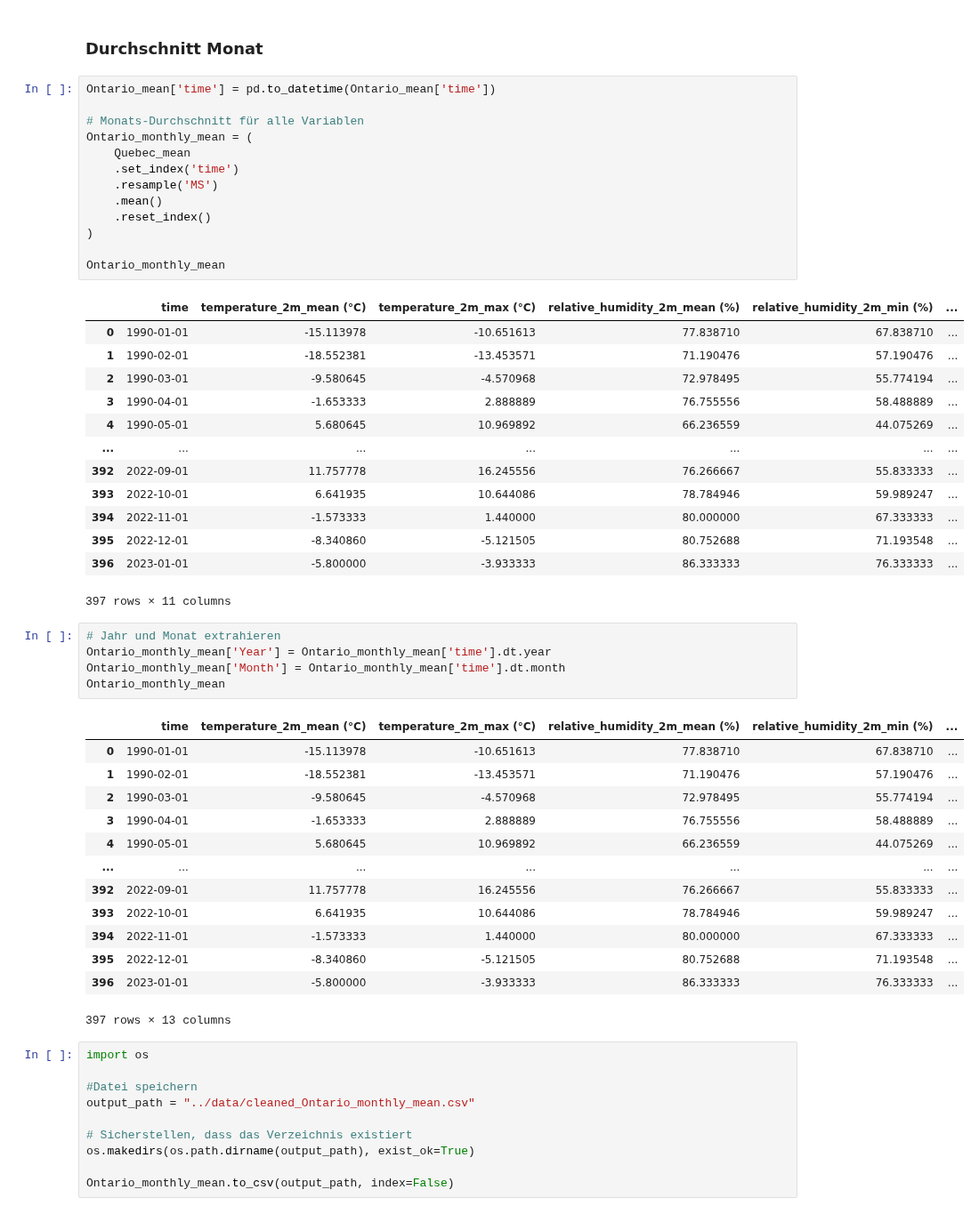
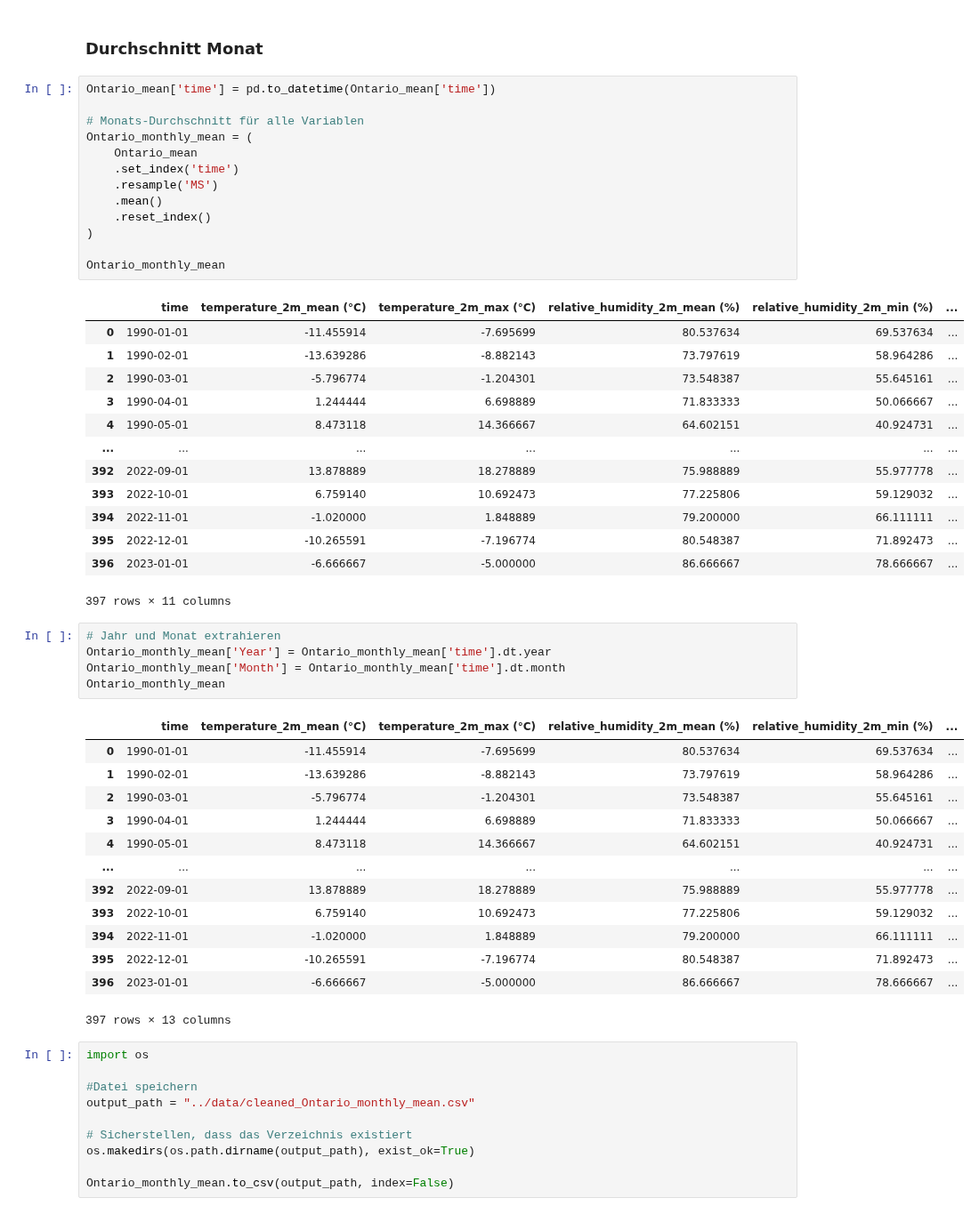
Before and after one commit to yajoka/firewatch, a Jupyter notebook: notebook/import_30_years_weather_data.ipynb, the cells around one changed output. Shown at 89% size. Cells and saved outputs as stored; diff of their text form.

```diff
--- a/notebook/import_30_years_weather_data.ipynb
+++ b/notebook/import_30_years_weather_data.ipynb
@@ -862,29 +862,29 @@ Ontario_mean
 # %%
 Ontario_mean['time'] = pd.to_datetime(Ontario_mean['time'])
 
 # Monats-Durchschnitt für alle Variablen
 Ontario_monthly_mean = (
-    Quebec_mean
+    Ontario_mean
     .set_index('time')
     .resample('MS')
     .mean()
     .reset_index()
 )
 
 Ontario_monthly_mean
 # %% [output]
 |  | time | temperature_2m_mean (°C) | temperature_2m_max (°C) | relative_humidity_2m_mean (%) | relative_humidity_2m_min (%) | ... |
-| 0 | 1990-01-01 | -15.113978 | -10.651613 | 77.838710 | 67.838710 | ... |
-| 1 | 1990-02-01 | -18.552381 | -13.453571 | 71.190476 | 57.190476 | ... |
-| 2 | 1990-03-01 | -9.580645 | -4.570968 | 72.978495 | 55.774194 | ... |
-| 3 | 1990-04-01 | -1.653333 | 2.888889 | 76.755556 | 58.488889 | ... |
-| 4 | 1990-05-01 | 5.680645 | 10.969892 | 66.236559 | 44.075269 | ... |
+| 0 | 1990-01-01 | -11.455914 | -7.695699 | 80.537634 | 69.537634 | ... |
+| 1 | 1990-02-01 | -13.639286 | -8.882143 | 73.797619 | 58.964286 | ... |
+| 2 | 1990-03-01 | -5.796774 | -1.204301 | 73.548387 | 55.645161 | ... |
+| 3 | 1990-04-01 | 1.244444 | 6.698889 | 71.833333 | 50.066667 | ... |
+| 4 | 1990-05-01 | 8.473118 | 14.366667 | 64.602151 | 40.924731 | ... |
 | ... | ... | ... | ... | ... | ... | ... |
-| 392 | 2022-09-01 | 11.757778 | 16.245556 | 76.266667 | 55.833333 | ... |
-| 393 | 2022-10-01 | 6.641935 | 10.644086 | 78.784946 | 59.989247 | ... |
-| 394 | 2022-11-01 | -1.573333 | 1.440000 | 80.000000 | 67.333333 | ... |
-| 395 | 2022-12-01 | -8.340860 | -5.121505 | 80.752688 | 71.193548 | ... |
-| 396 | 2023-01-01 | -5.800000 | -3.933333 | 86.333333 | 76.333333 | ... |
+| 392 | 2022-09-01 | 13.878889 | 18.278889 | 75.988889 | 55.977778 | ... |
+| 393 | 2022-10-01 | 6.759140 | 10.692473 | 77.225806 | 59.129032 | ... |
+| 394 | 2022-11-01 | -1.020000 | 1.848889 | 79.200000 | 66.111111 | ... |
+| 395 | 2022-12-01 | -10.265591 | -7.196774 | 80.548387 | 71.892473 | ... |
+| 396 | 2023-01-01 | -6.666667 | -5.000000 | 86.666667 | 78.666667 | ... |
 397 rows × 11 columns
 # %%
 # Jahr und Monat extrahieren
@@ -893,17 +893,17 @@ Ontario_monthly_mean['Month'] = Ontario_monthly_mean['time'].dt.month
 Ontario_monthly_mean
 # %% [output]
 |  | time | temperature_2m_mean (°C) | temperature_2m_max (°C) | relative_humidity_2m_mean (%) | relative_humidity_2m_min (%) | ... |
-| 0 | 1990-01-01 | -15.113978 | -10.651613 | 77.838710 | 67.838710 | ... |
-| 1 | 1990-02-01 | -18.552381 | -13.453571 | 71.190476 | 57.190476 | ... |
-| 2 | 1990-03-01 | -9.580645 | -4.570968 | 72.978495 | 55.774194 | ... |
-| 3 | 1990-04-01 | -1.653333 | 2.888889 | 76.755556 | 58.488889 | ... |
-| 4 | 1990-05-01 | 5.680645 | 10.969892 | 66.236559 | 44.075269 | ... |
+| 0 | 1990-01-01 | -11.455914 | -7.695699 | 80.537634 | 69.537634 | ... |
+| 1 | 1990-02-01 | -13.639286 | -8.882143 | 73.797619 | 58.964286 | ... |
+| 2 | 1990-03-01 | -5.796774 | -1.204301 | 73.548387 | 55.645161 | ... |
+| 3 | 1990-04-01 | 1.244444 | 6.698889 | 71.833333 | 50.066667 | ... |
+| 4 | 1990-05-01 | 8.473118 | 14.366667 | 64.602151 | 40.924731 | ... |
 | ... | ... | ... | ... | ... | ... | ... |
-| 392 | 2022-09-01 | 11.757778 | 16.245556 | 76.266667 | 55.833333 | ... |
-| 393 | 2022-10-01 | 6.641935 | 10.644086 | 78.784946 | 59.989247 | ... |
-| 394 | 2022-11-01 | -1.573333 | 1.440000 | 80.000000 | 67.333333 | ... |
-| 395 | 2022-12-01 | -8.340860 | -5.121505 | 80.752688 | 71.193548 | ... |
-| 396 | 2023-01-01 | -5.800000 | -3.933333 | 86.333333 | 76.333333 | ... |
+| 392 | 2022-09-01 | 13.878889 | 18.278889 | 75.988889 | 55.977778 | ... |
+| 393 | 2022-10-01 | 6.759140 | 10.692473 | 77.225806 | 59.129032 | ... |
+| 394 | 2022-11-01 | -1.020000 | 1.848889 | 79.200000 | 66.111111 | ... |
+| 395 | 2022-12-01 | -10.265591 | -7.196774 | 80.548387 | 71.892473 | ... |
+| 396 | 2023-01-01 | -6.666667 | -5.000000 | 86.666667 | 78.666667 | ... |
 397 rows × 13 columns
 # %%
 import os
```
Also changed, not shown: parts of 29 cells of this notebook, 9 other files.
